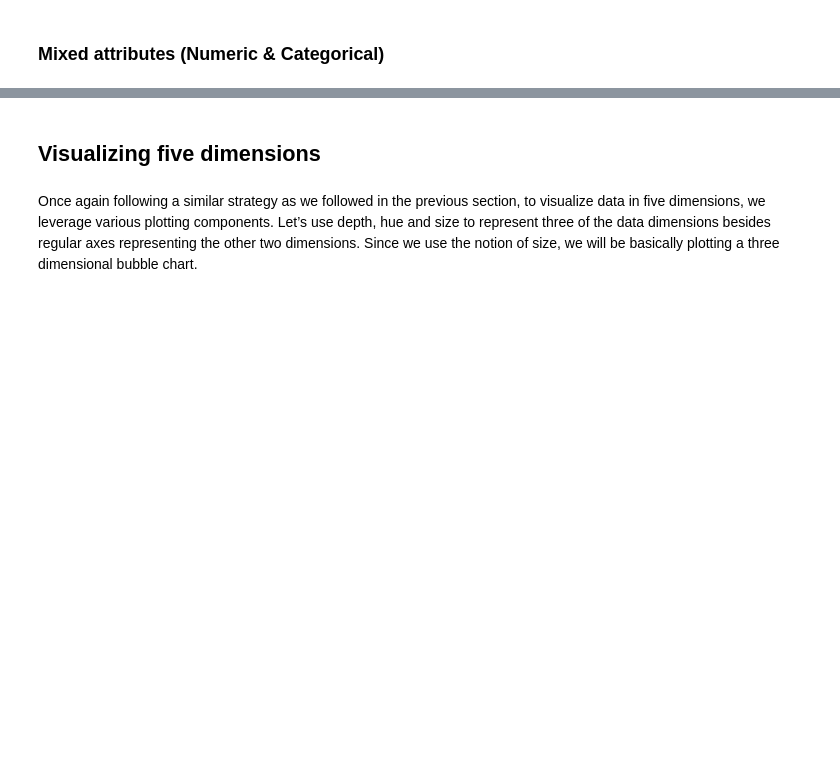
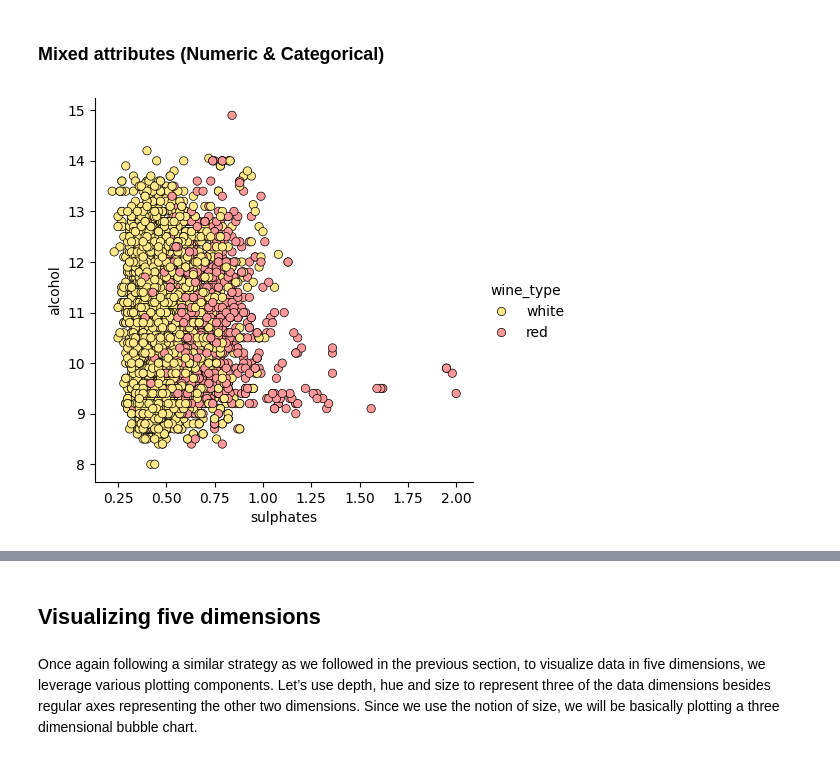
Before and after one commit to NicPack/Large-Datasets-Visualization, a Jupyter notebook: lab2/lab_1_descriptive_analytics.ipynb, the cells around one changed output, grey strips where cells are left out. Cells and saved outputs as stored; diff of their text form; code cells hidden in the pictures; blank space fills up the shorter version.

```diff
--- a/lab2/lab_1_descriptive_analytics.ipynb
+++ b/lab2/lab_1_descriptive_analytics.ipynb
@@ -420,13 +420,15 @@ fc = sns.factorplot(
 # %%
 jp = sns.pairplot(
     wines,
     x_vars=["sulphates"],
     y_vars=["alcohol"],
-    size=4.5,
+    height=4.5,
     hue="wine_type",
     palette={"red": "#FF9999", "white": "#FFE888"},
     plot_kws=dict(edgecolor="k", linewidth=0.5),
 )
+# %% [output]
+[figure, added]
 # %%
 lp = sns.lmplot(
     x="sulphates",
```
Also changed, not shown: parts of 34 cells of this notebook.
